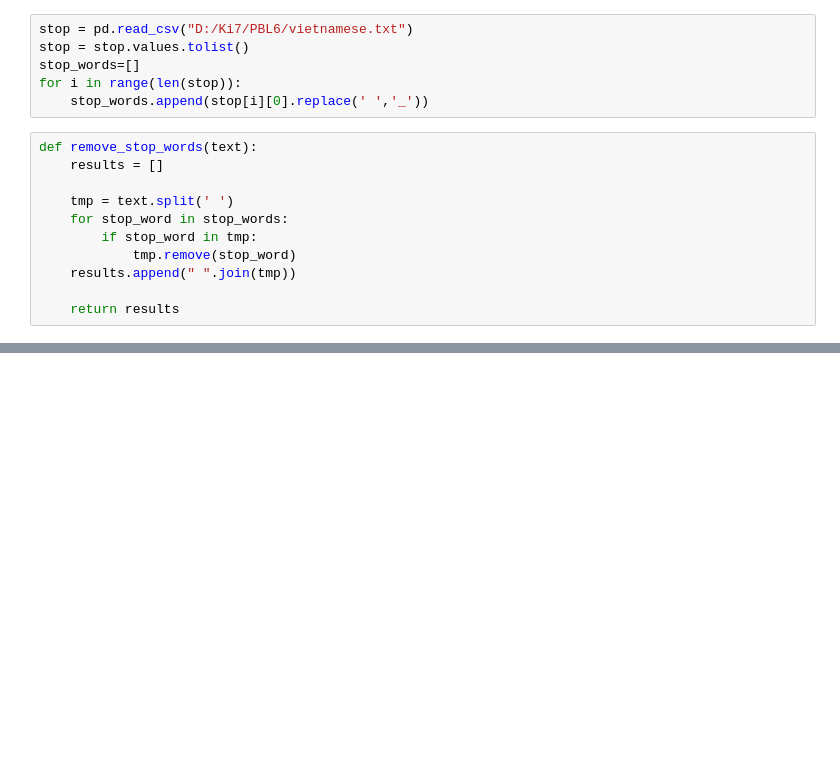
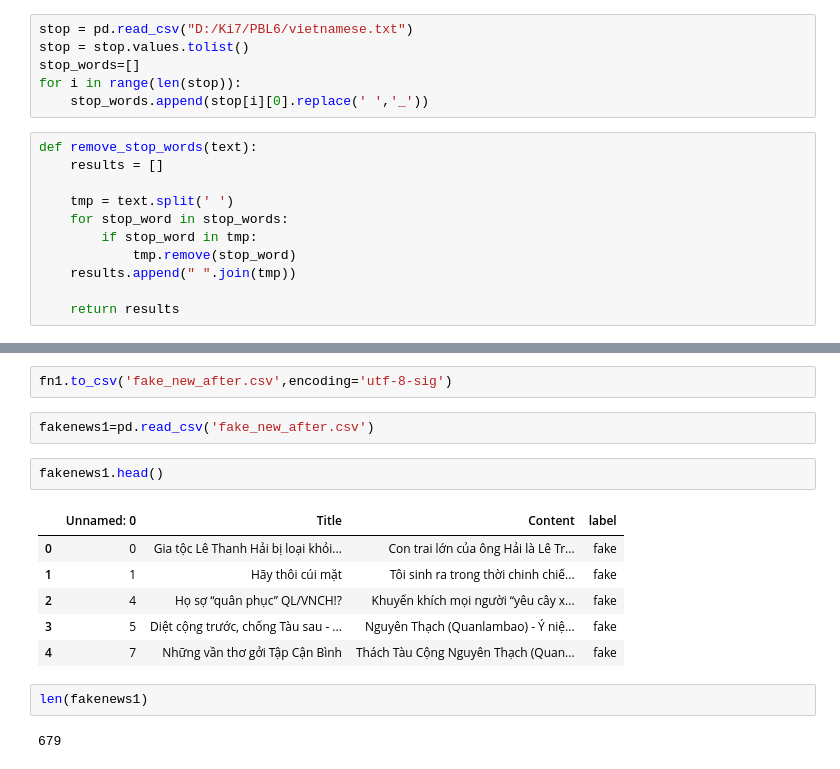
Before and after one commit to duychan/PBL6, a Jupyter notebook: CleanData.ipynb, the cells around one changed output, grey strips where cells are left out. Cells and saved outputs as stored; diff of their text form; blank space fills up the shorter version.

```diff
--- a/CleanData.ipynb
+++ b/CleanData.ipynb
@@ -120,0 +205,17 @@ pos_tagger
+# %%
+fn1.to_csv('fake_new_after.csv',encoding='utf-8-sig')
+# %%
+fakenews1=pd.read_csv('fake_new_after.csv')
+# %%
+fakenews1.head()
+# %% [output]
+|  | Unnamed: 0 | Title | Content | label |
+| 0 | 0 | Gia tộc Lê Thanh Hải bị loại khỏi... | Con trai lớn của ông Hải là Lê Tr... | fake |
+| 1 | 1 | Hãy thôi cúi mặt | Tôi sinh ra trong thời chinh chiế... | fake |
+| 2 | 4 | Họ sợ “quân phục” QL/VNCH!? | Khuyến khích mọi người “yêu cây x... | fake |
+| 3 | 5 | Diệt cộng trước, chống Tàu sau - ... | Nguyên Thạch (Quanlambao) - Ý niệ... | fake |
+| 4 | 7 | Những vần thơ gởi Tập Cận Bình | Thách Tàu Cộng Nguyên Thạch (Quan... | fake |
+# %%
+len(fakenews1)
+# %% [output]
+679
```
Also changed, not shown: parts of 69 cells of this notebook.
